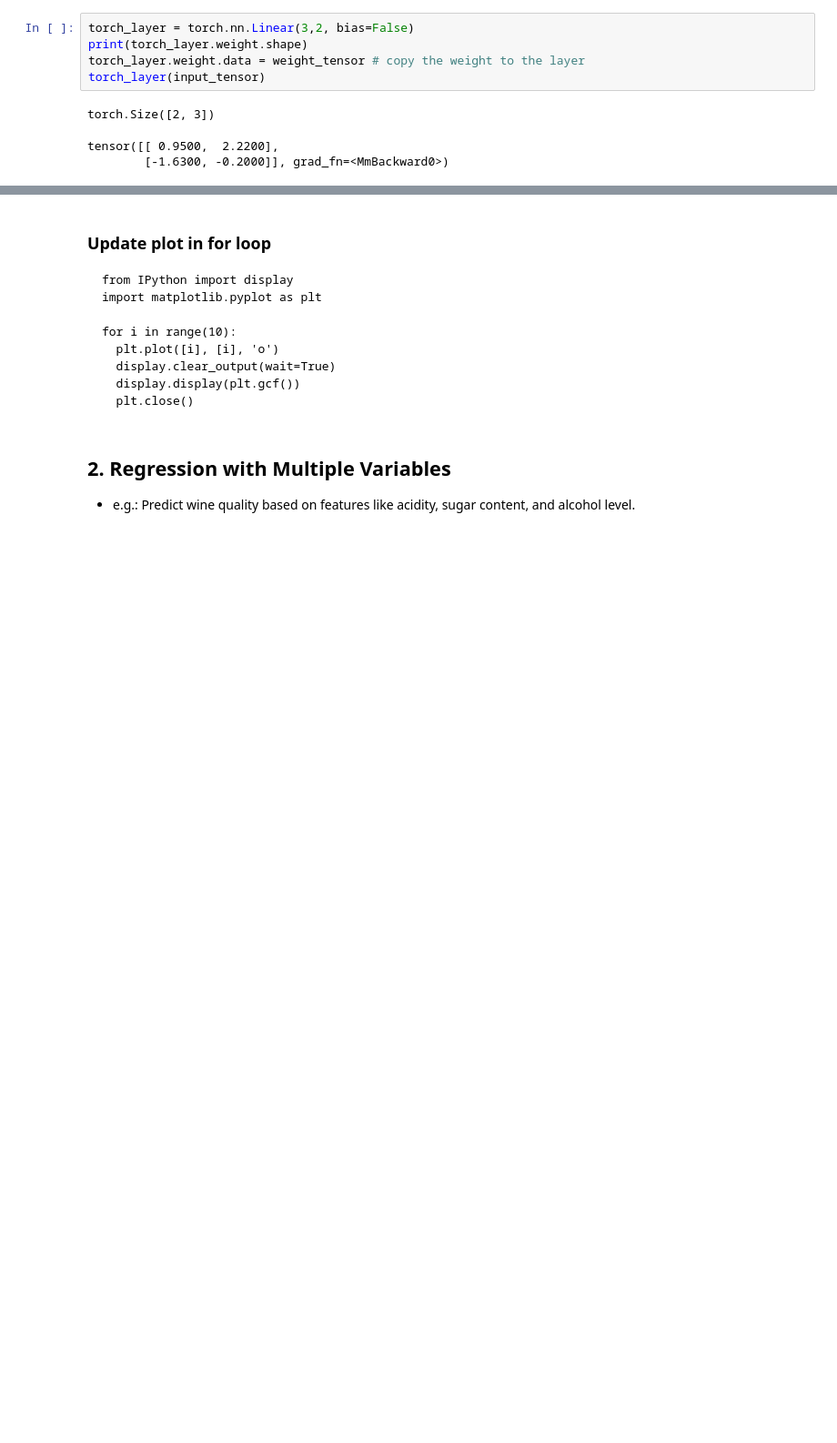
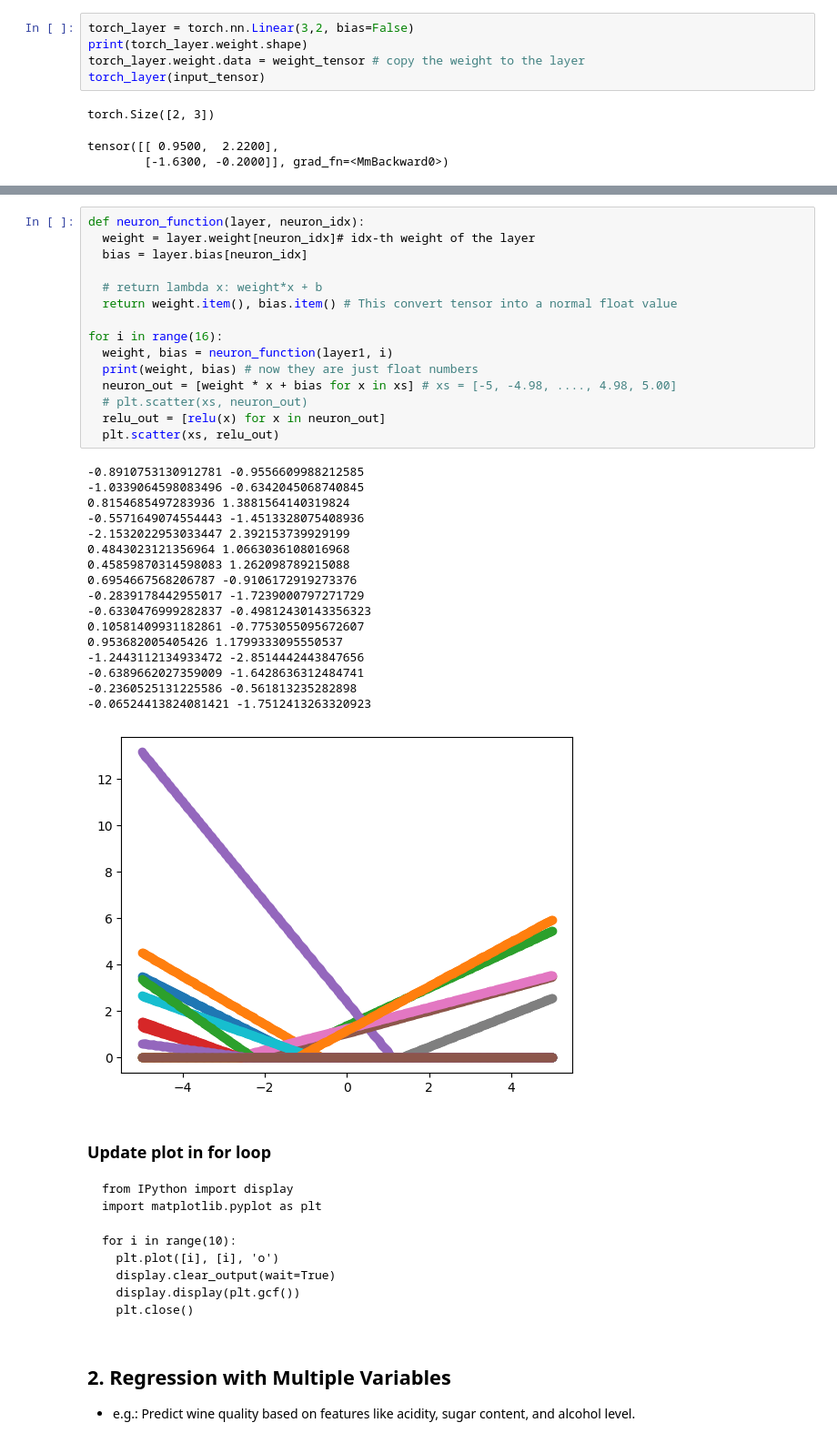
Before and after one commit to jdasam/mas1004, a Jupyter notebook: live_coding/2_function_approximation.ipynb, the cells around one changed output, grey strips where cells are left out. Shown at 91% size. Saved outputs shown, nothing was run; the diff lists cells and outputs as text; blank space fills up the shorter version.

````diff
--- a/live_coding/2_function_approximation.ipynb
+++ b/live_coding/2_function_approximation.ipynb
@@ -501,3 +613,36 @@ for i in range(100):
+# %%
+def neuron_function(layer, neuron_idx):
+  weight = layer.weight[neuron_idx]# idx-th weight of the layer
+  bias = layer.bias[neuron_idx]
+
+  # return lambda x: weight*x + b
+  return weight.item(), bias.item() # This convert tensor into a normal float value
+
+for i in range(16):
+  weight, bias = neuron_function(layer1, i)
+  print(weight, bias) # now they are just float numbers
+  neuron_out = [weight * x + bias for x in xs] # xs = [-5, -4.98, ...., 4.98, 5.00]
+  # plt.scatter(xs, neuron_out)
+  relu_out = [relu(x) for x in neuron_out]
+  plt.scatter(xs, relu_out)
+# %% [output]
+-0.8910753130912781 -0.9556609988212585
+-1.0339064598083496 -0.6342045068740845
+0.8154685497283936 1.3881564140319824
+-0.5571649074554443 -1.4513328075408936
+-2.1532022953033447 2.392153739929199
+0.4843023121356964 1.0663036108016968
+0.45859870314598083 1.262098789215088
+0.6954667568206787 -0.9106172919273376
+-0.2839178442955017 -1.7239000797271729
+-0.6330476999282837 -0.49812430143356323
+0.10581409931182861 -0.7753055095672607
+0.953682005405426 1.1799333095550537
+-1.2443112134933472 -2.8514442443847656
+-0.6389662027359009 -1.6428636312484741
+-0.2360525131225586 -0.561813235282898
+-0.06524413824081421 -1.7512413263320923
+[figure, added]
 # %% [markdown]
 ### Update plot in for loop
 ```
````
Also changed, not shown: parts of 12 cells of this notebook.
